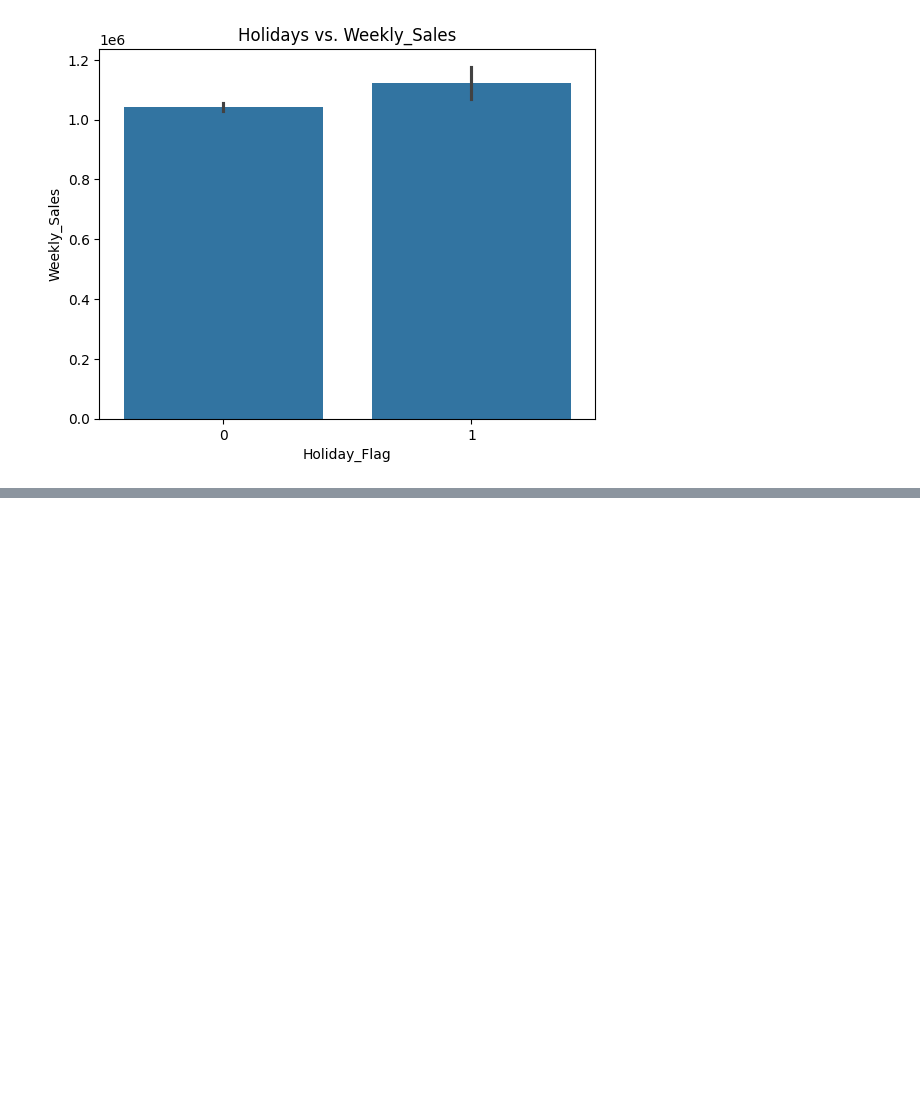
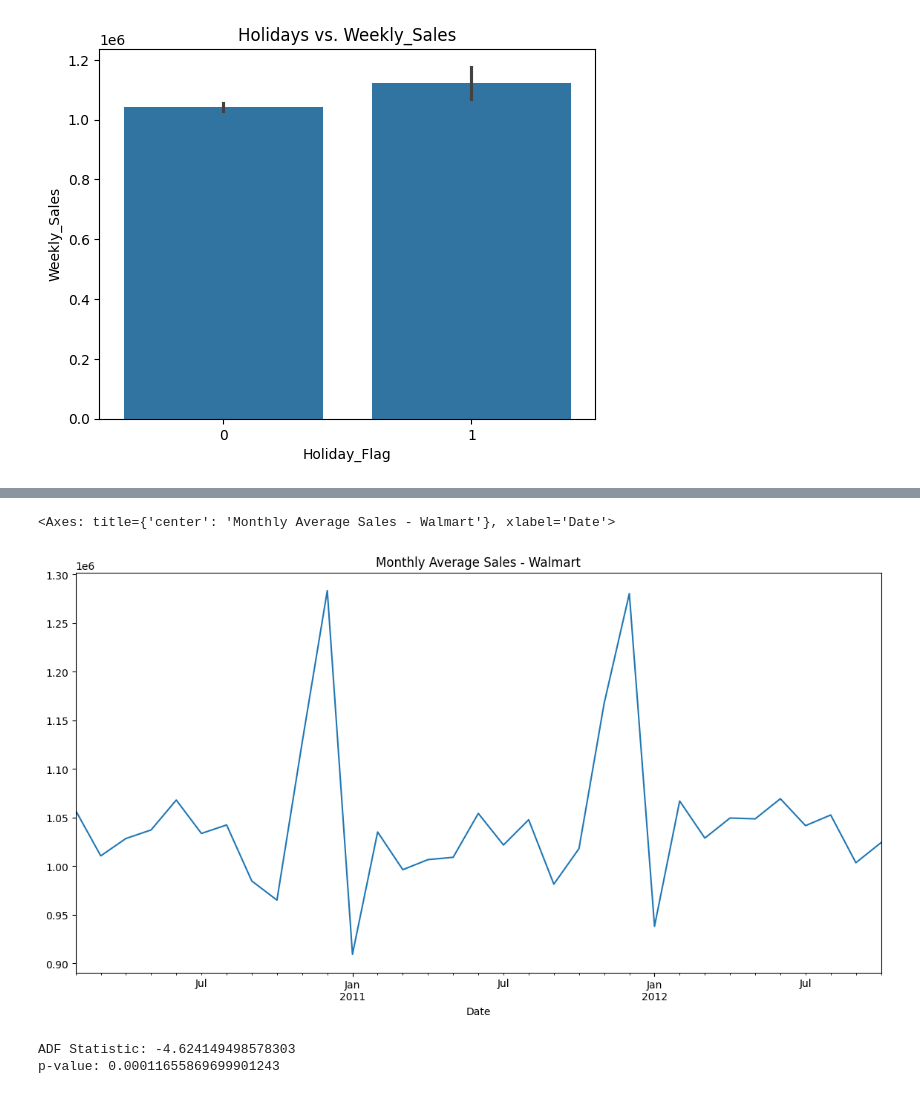
Before and after one commit to TangoMango223/walmart_analysis, a Jupyter notebook: analysis.ipynb, the cells around one changed output, grey strips where cells are left out. Cells and saved outputs as stored; diff of their text form; code cells hidden in the pictures; blank space fills up the shorter version.

```diff
--- a/analysis.ipynb
+++ b/analysis.ipynb
@@ -320,0 +348,8 @@ sns.barplot(data = df, x ="Holiday_Flag", y = "Weekly_Sales")
+# %%
+# Resample Data to monthly and mean sales
+df_resampled = df2["Weekly_Sales"].resample('M').mean()
+plt.title("Monthly Average Sales - Walmart")
+df_resampled.plot(figsize = (14,7))
+# %% [output]
+<Axes: title={'center': 'Monthly Average Sales - Walmart'}, xlabel='Date'>
+[figure, added]
@@ -320,0 +359,15 @@ sns.barplot(data = df, x ="Holiday_Flag", y = "Weekly_Sales")
+# %%
+# Let's test for stationary assumption:
+from statsmodels.tsa.stattools import adfuller
+
+result = adfuller(df2['Weekly_Sales'])
+print(f'ADF Statistic: {result[0]}')
+print(f'p-value: {result[1]}')
+
+# We see p-value is less than 0.05, so the data is stationary which is good.
+# Why is this important? - Nature of the data for time-series is assumed to not change over time...
+# Forecasting is easier with this property - we need this later for ARIMA.
+# Finally, constant mean, constant variance, auto covariance
+# %% [output]
+ADF Statistic: -4.624149498578303
+p-value: 0.00011655869699901243
```
Also changed, not shown: parts of 6 cells of this notebook.
